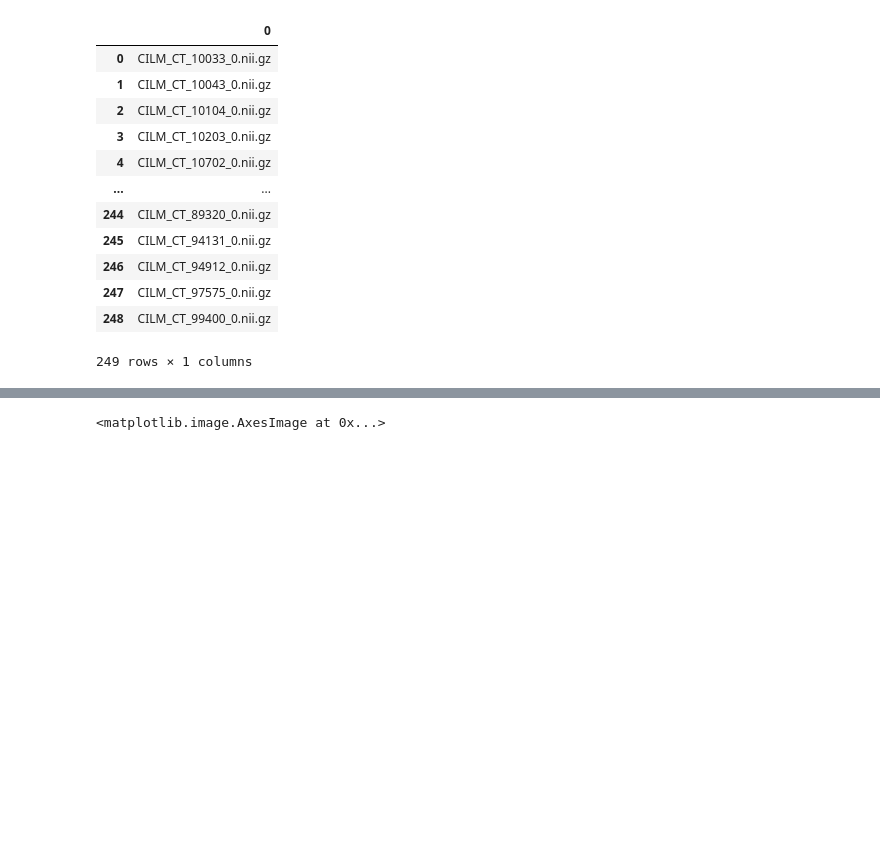
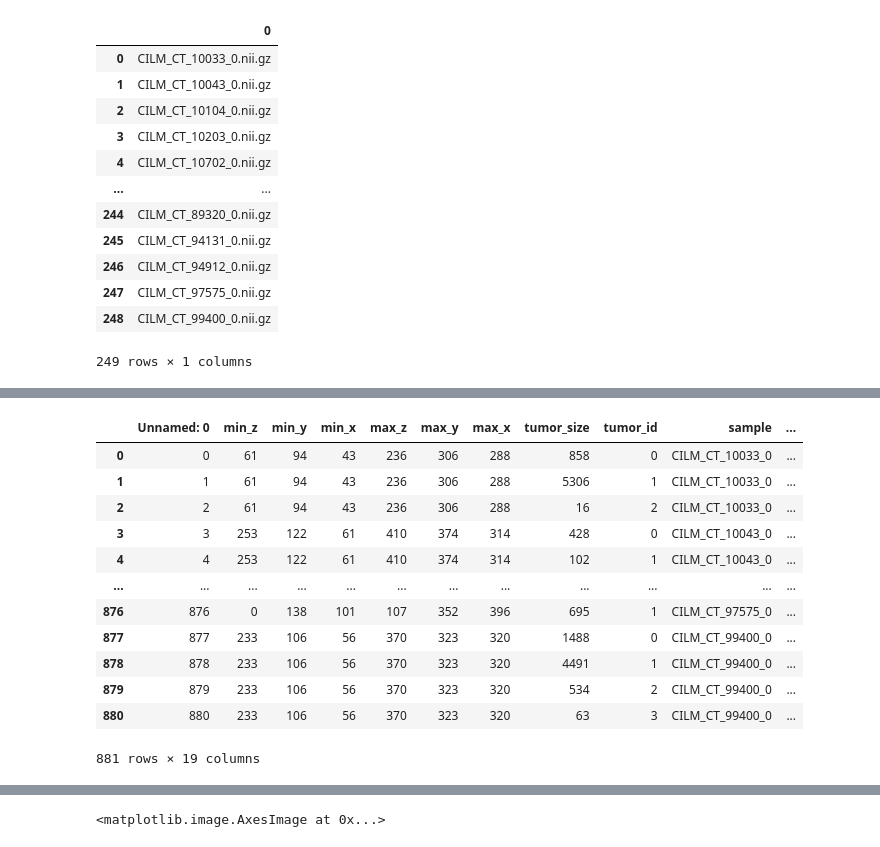
Before and after one commit to BaconDavid/CRLM_Internship_Project, a Jupyter notebook: Jupyter_Test/Train_stuff.ipynb, the cells around one changed output, grey strips where cells are left out. Drawn from its saved outputs; the diff is of its cells as text; code cells hidden in the pictures; blank space fills up the shorter version.

```diff
--- a/Jupyter_Test/Train_stuff.ipynb
+++ b/Jupyter_Test/Train_stuff.ipynb
@@ -398,2 +373,19 @@ mask_data = mask_data_025
+# %%
+data = pd.read_csv('../../Data/Test/Final_DataSet/Labels/merged_updated_correct_per_tumor_lg_mix_df_updated.csv')
+data
+# %% [output]
+|  | Unnamed: 0 | min_z | min_y | min_x | max_z | max_y | max_x | tumor_size | tumor_id | sample | ... |
+| 0 | 0 | 61 | 94 | 43 | 236 | 306 | 288 | 858 | 0 | CILM_CT_10033_0 | ... |
+| 1 | 1 | 61 | 94 | 43 | 236 | 306 | 288 | 5306 | 1 | CILM_CT_10033_0 | ... |
+| 2 | 2 | 61 | 94 | 43 | 236 | 306 | 288 | 16 | 2 | CILM_CT_10033_0 | ... |
+| 3 | 3 | 253 | 122 | 61 | 410 | 374 | 314 | 428 | 0 | CILM_CT_10043_0 | ... |
+| 4 | 4 | 253 | 122 | 61 | 410 | 374 | 314 | 102 | 1 | CILM_CT_10043_0 | ... |
+| ... | ... | ... | ... | ... | ... | ... | ... | ... | ... | ... | ... |
+| 876 | 876 | 0 | 138 | 101 | 107 | 352 | 396 | 695 | 1 | CILM_CT_97575_0 | ... |
+| 877 | 877 | 233 | 106 | 56 | 370 | 323 | 320 | 1488 | 0 | CILM_CT_99400_0 | ... |
+| 878 | 878 | 233 | 106 | 56 | 370 | 323 | 320 | 4491 | 1 | CILM_CT_99400_0 | ... |
+| 879 | 879 | 233 | 106 | 56 | 370 | 323 | 320 | 534 | 2 | CILM_CT_99400_0 | ... |
+| 880 | 880 | 233 | 106 | 56 | 370 | 323 | 320 | 63 | 3 | CILM_CT_99400_0 | ... |
+881 rows × 19 columns
 # %%
 #stratify_kfold = StratifiedKFold(n_splits=5,shuffle=True,random_state=42)
```
Also changed, not shown: parts of 6 cells of this notebook, 14 other files.
